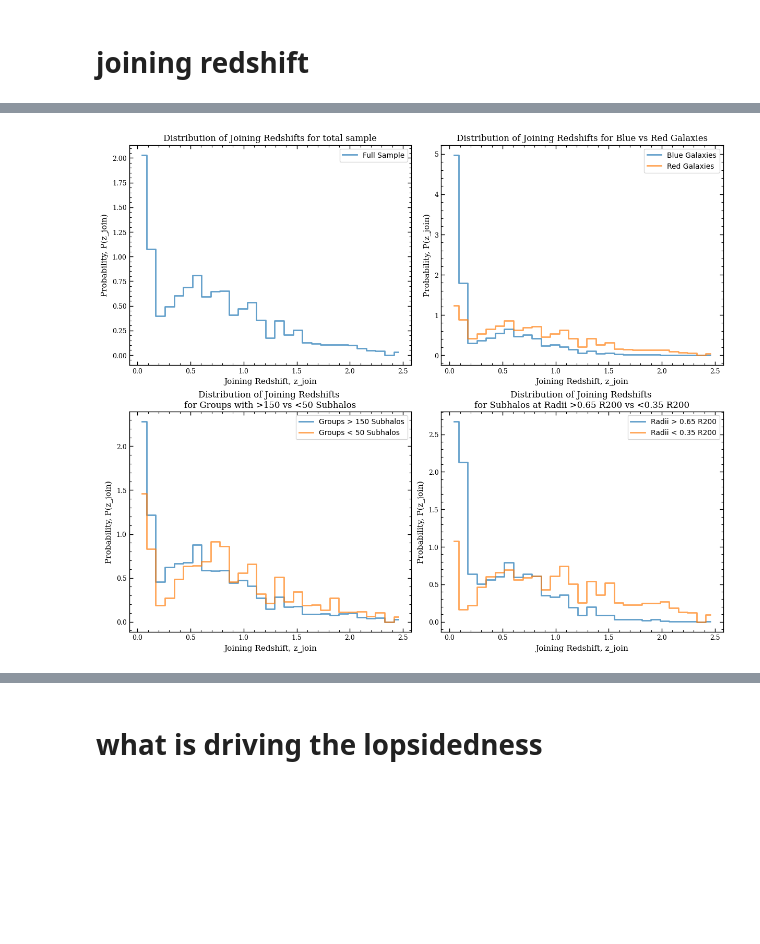
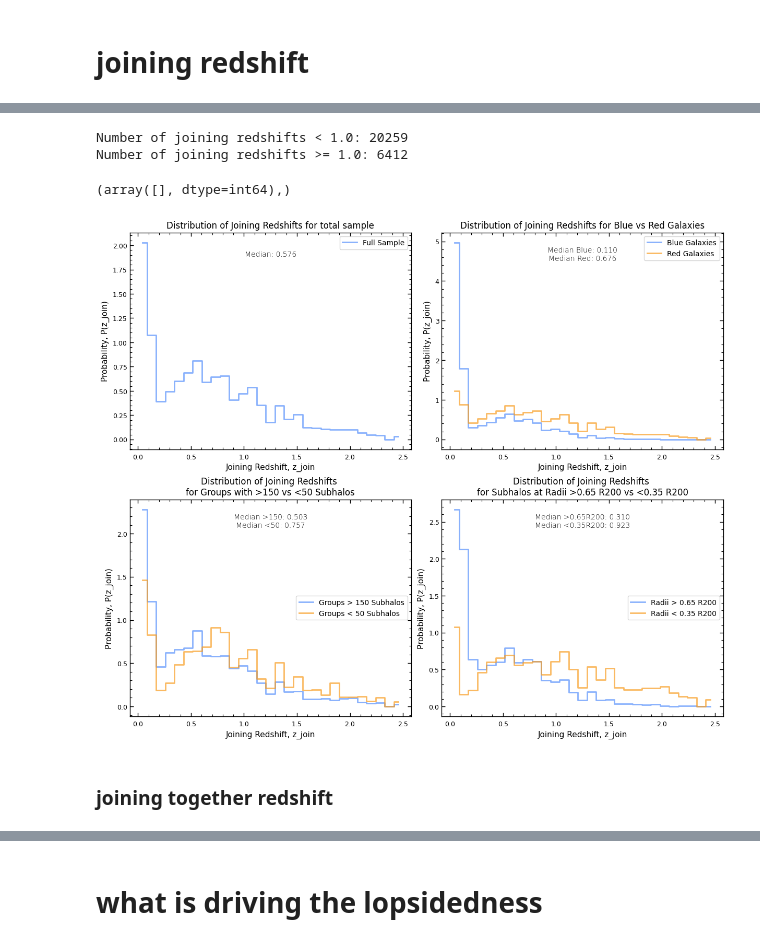
Before and after one commit to poulinal/sat-lopsidedness, a Jupyter notebook: src/myproject/redshiftGalaxyGroup-computeallplots.ipynb, the cells around one changed output, grey strips where cells are left out. Cells and saved outputs as stored; diff of their text form; code cells hidden in the pictures; blank space fills up the shorter version.

Commit message:
trying to get joining together working

```diff
--- a/src/myproject/redshiftGalaxyGroup-computeallplots.ipynb
+++ b/src/myproject/redshiftGalaxyGroup-computeallplots.ipynb
@@ -1476,3 +1479,13 @@ plt.show()
+# %%
+#print num of joining redshifts < 1.0 vs >= 1.0 for the full sample
+joining_redshift_full_sample_check = np.array(joining_redshift_full_sample)
+num_joining_redshift_lt1 = np.sum(joining_redshift_full_sample_check < 1.0)
+num_joining_redshift_ge1 = np.sum(joining_redshift_full_sample_check >= 1.0)
+print(f"Number of joining redshifts < 1.0: {num_joining_redshift_lt1}")
+print(f"Number of joining redshifts >= 1.0: {num_joining_redshift_ge1}")
+# %% [output]
+Number of joining redshifts < 1.0: 20259
+Number of joining redshifts >= 1.0: 6412
 # %%
 
 
@@ -1484,11 +1497,13 @@ joining_redshift_group_lt50 = []
 joining_redshift_radius_gt065 = []
 joining_redshift_radius_lt035 = []
 
+numR200Join=1
+
 # for mass_bin in mass_bins:
 #     for group in mass_bin.getAllGalaxyGroups():
 for group in galaxyAnalysisSnapshot.filtered_gt14_list_of_galaxy_groups.getAllGalaxyGroups():
     for subhalo in group.getSatelliteSubhalos():
-        if not np.isnan(subhalo.getJoiningRedshift()):
+        if not np.isnan(subhalo.getJoiningRedshift(numR200=numR200Join)):
             joiningRedshift = subhalo.getJoiningRedshift(numR200=numR200Join)
             if abs(subhalo.getGbandMagnitude() - subhalo.getRbandMagnitude()) < 0.65:
                 joining_redshift_blue.append(joiningRedshift)
@@ -1519,12 +1534,15 @@ linewidthConst = 2
 # joiningRedshift_split_ax[1,1].hist(joining_redshift_radius_gt065, bins=bins_primary, alpha=alphaPrimary, label='Radii > 0.65 R200', histtype='step', density=True, linewidth=linewidthConst)
 # joiningRedshift_split_ax[1,1].hist(joining_redshift_radius_lt035, bins=bins_secondary, alpha=alphaSecondary, label='Radii < 0.35 R200', histtype='step', density=True, linewidth=linewidthConst)
 
+useDensity=True
+useNormalizeToOne = not useDensity
 
 joining_redshift_full_sample_bin_values, joining_redshift_full_sample_bin_centers, joining_redshift_full_sample_bin_errorbars = ListGalaxyGroup.get_histogram_bins(
     joining_redshift_full_sample,
     bins=bins_primary,
     errorbarType='poisson',
-    density=True,
+    density=useDensity,
+    normalize_to_one=useNormalizeToOne,
 )
 joiningRedshift_split_plotter.scatter_plot(
     joining_redshift_full_sample_bin_centers,
@@ -1541,7 +1559,8 @@ joining_redshift_blue_bin_values, joining_redshift_blue_bin_centers, joining_red
     joining_redshift_blue,
     bins=bins_primary,
     errorbarType='poisson',
-    density=True,
+    density=useDensity,
+    normalize_to_one=useNormalizeToOne,
 )
 joiningRedshift_split_plotter.scatter_plot(
     joining_redshift_blue_bin_centers,
@@ -1556,7 +1575,8 @@ joining_redshift_red_bin_values, joining_redshift_red_bin_centers, joining_redsh
     joining_redshift_red,
     bins=bins_secondary,
     errorbarType='poisson',
-    density=True,
+    density=useDensity,
+    normalize_to_one=useNormalizeToOne,
 )
 joiningRedshift_split_plotter.scatter_plot(
     joining_redshift_red_bin_centers,
@@ -1573,7 +1593,8 @@ joining_redshift_group_gt150_bin_values, joining_redshift_group_gt150_bin_center
     joining_redshift_group_gt150,
     bins=bins_primary,
     errorbarType='poisson',
-    density=True,
+    density=useDensity,
+    normalize_to_one=useNormalizeToOne,
 )
 joiningRedshift_split_plotter.scatter_plot(
     joining_redshift_group_gt150_bin_centers,
@@ -1590,7 +1611,8 @@ joining_redshift_group_lt50_bin_values, joining_redshift_group_lt50_bin_centers,
     joining_redshift_group_lt50,
     bins=bins_secondary,
     errorbarType='poisson',
-    density=True,
+    density=useDensity,
+    normalize_to_one=useNormalizeToOne,
 )
 joiningRedshift_split_plotter.scatter_plot(
     joining_redshift_group_lt50_bin_centers,
@@ -1608,7 +1630,8 @@ joining_redshift_radius_gt065_bin_values, joining_redshift_radius_gt065_bin_cent
     joining_redshift_radius_gt065,
     bins=bins_primary,
     errorbarType='poisson',
-    density=True,
+    density=useDensity,
+    normalize_to_one=useNormalizeToOne,
 )
 joiningRedshift_split_plotter.scatter_plot(
     joining_redshift_radius_gt065_bin_centers,
@@ -1623,7 +1646,8 @@ joining_redshift_radius_lt035_bin_values, joining_redshift_radius_lt035_bin_cent
     joining_redshift_radius_lt035,
     bins=bins_secondary,
     errorbarType='poisson',
-    density=True,
+    density=useDensity,
+    normalize_to_one=useNormalizeToOne,
 )
 joiningRedshift_split_plotter.scatter_plot(
     joining_redshift_radius_lt035_bin_centers,
@@ -1637,31 +1661,72 @@ joiningRedshift_split_plotter.scatter_plot(
 
 
 
 joiningRedshift_split_ax[0,  0].set_xlabel('Joining Redshift, z_join')
 joiningRedshift_split_ax[0,  0].set_ylabel('Probability, P(z_join)')
 joiningRedshift_split_ax[0,  0].set_title('Distribution of Joining Redshifts for total sample')
 joiningRedshift_split_ax[0,  0].legend()
 joiningRedshift_split_ax[0,  1].set_xlabel('Joining Redshift, z_join')
 joiningRedshift_split_ax[0,  1].set_ylabel('Probability, P(z_join)')
 joiningRedshift_split_ax[0, 1].set_title('Distribution of Joining Redshifts for Blue vs Red Galaxies')
 joiningRedshift_split_ax[0, 1].legend()
 joiningRedshift_split_ax[1,  0].set_xlabel('Joining Redshift, z_join')
 joiningRedshift_split_ax[1,  0].set_ylabel('Probability, P(z_join)')
 joiningRedshift_split_ax[1,  0].set_title('Distribution of Joining Redshifts \nfor Groups with >150 vs <50 Subhalos')
 joiningRedshift_split_ax[1,  0].legend()
 joiningRedshift_split_ax[1,  1].set_xlabel('Joining Redshift, z_join')
 joiningRedshift_split_ax[1,  1].set_ylabel('Probability, P(z_join)')
 joiningRedshift_split_ax[1,  1].set_title('Distribution of Joining Redshifts \nfor Subhalos at Radii >0.65 R200 vs <0.35 R200')
 joiningRedshift_split_ax[1,  1].legend()
 
 
+#put an anotationi in each panel saying the median joining redshift for each distribution
+joiningRedshift_split_plotter.add_annotation(
+    f'Median: {np.median(joining_redshift_full_sample):.3f}',
+    ax=joiningRedshift_split_ax[0, 0],
+    xy=(0.5, 0.9),
+    xycoords='axes fraction',
+    ha='center',
+    va='center',
+)
+
+# print(np.where(np.isnan(joining_redshift_blue)))
+joiningRedshift_split_plotter.add_annotation(
+    f'Median Blue: {np.median(joining_redshift_blue):.3f}\nMedian Red: {np.median(joining_redshift_red):.3f}',
+    ax=joiningRedshift_split_ax[0, 1],
+    xy=(0.5, 0.9),
+    xycoords='axes fraction',
+    ha='center',
+    va='center',
+)
+
+joiningRedshift_split_plotter.add_annotation(
+    f'Median >150: {np.median(joining_redshift_group_gt150):.3f}\nMedian <50: {np.median(joining_redshift_group_lt50):.3f}',
+    ax=joiningRedshift_split_ax[1, 0],
+    xy=(0.5, 0.9),
+    xycoords='axes fraction',
+    ha='center',
+    va='center',
+)
+
+joiningRedshift_split_plotter.add_annotation(
+    f'Median >0.65R200: {np.median(joining_redshift_radius_gt065):.3f}\nMedian <0.35R200: {np.median(joining_redshift_radius_lt035):.3f}',
+    ax=joiningRedshift_split_ax[1, 1],
+    xy=(0.5, 0.9),
+    xycoords='axes fraction',
+    ha='center',
+    va='center',
+)
+
 #make sure fig shows:
 plt.show()
 
 # joiningRedshift_split_plotter.save_figure(
 #     joiningRedshift_split_fig,
 #     galaxyAnalysisSnapshot.scratchPlotDirc
 #     + f'/joining_redshift_distribution_split_by_color_group_size_radius_{galaxyAnalysisSnapshot.sim}{galaxyAnalysisSnapshot.plotEndingFormat}',
 # )
 # %% [output]
+(array([], dtype=int64),)
-[figure, old version]
+[figure, new version]
+# %% [markdown]
+### joining together redshift
```
Also changed, not shown: parts of 16 cells of this notebook, 5 other files.
